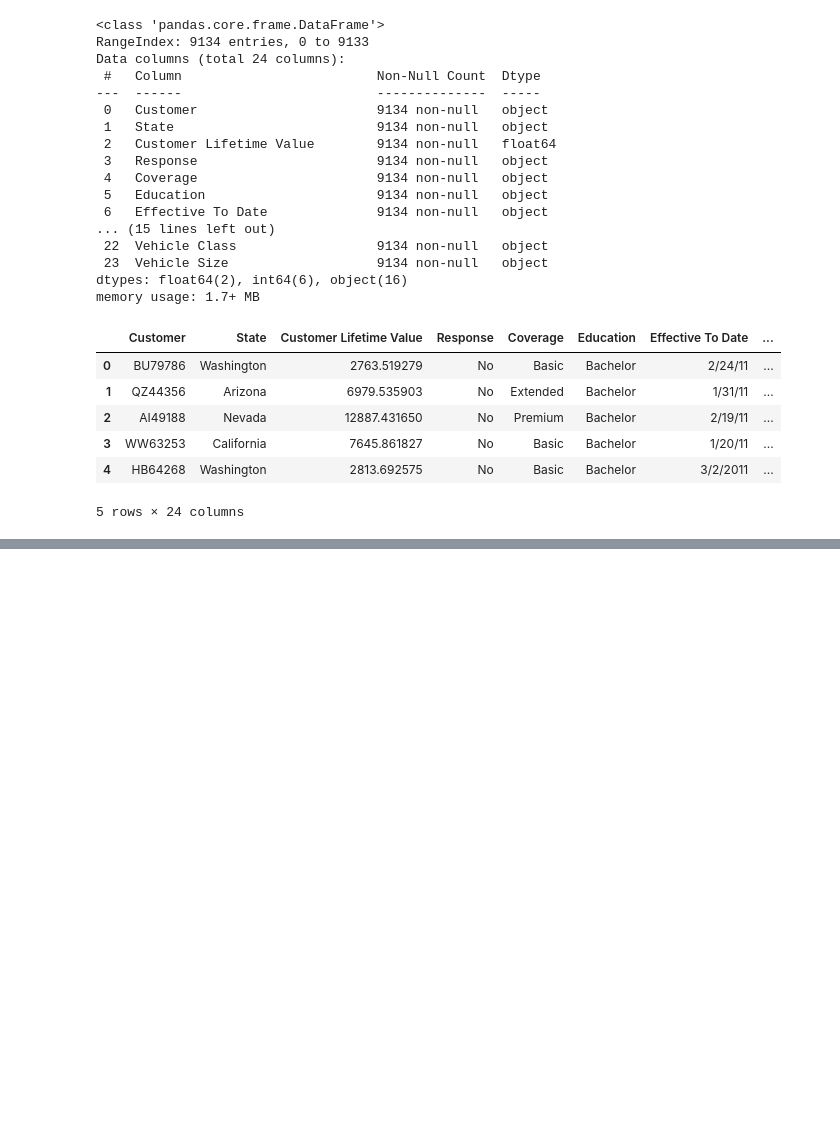
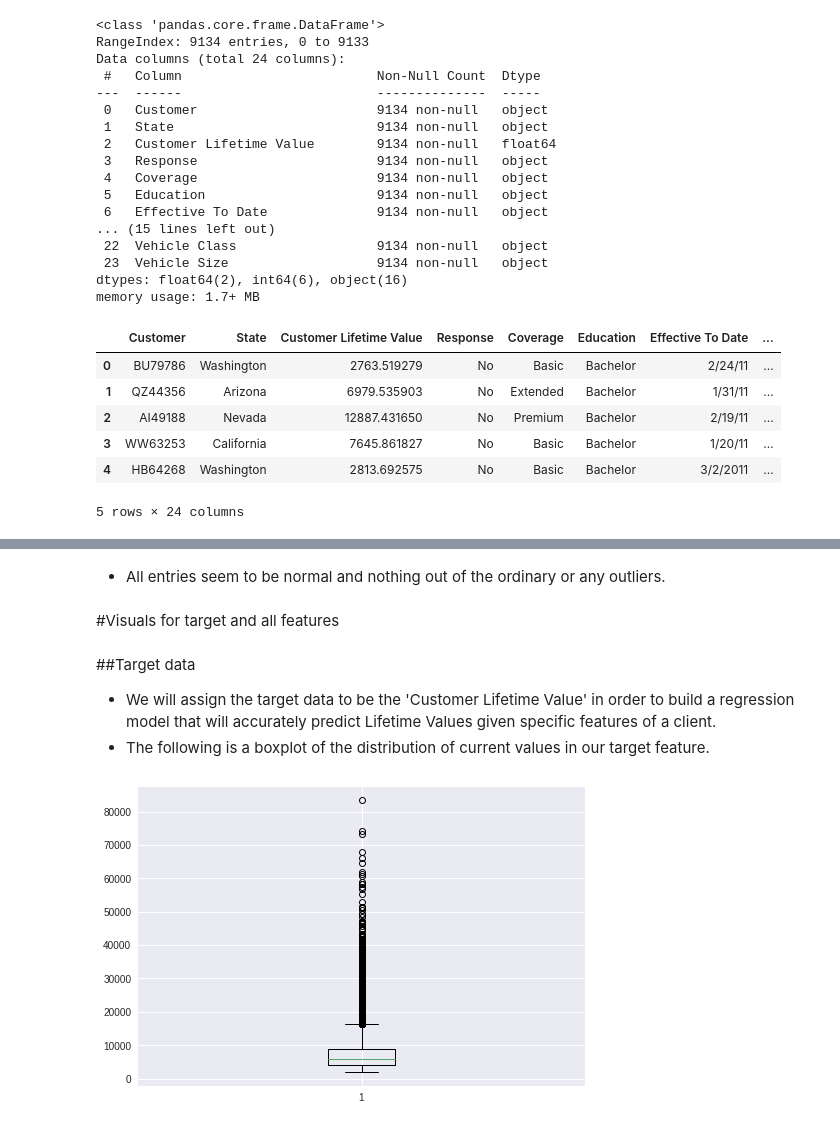
Before and after one commit to cipalisoc/Regressive-Modeling-Auto-Insurance-Premiums, a Jupyter notebook: Project_2_(Auto_Insurance).ipynb, the cells around one changed output, grey strips where cells are left out. Drawn from its saved outputs; the diff is of its cells as text; code cells hidden in the pictures; blank space fills up the shorter version.

```diff
--- a/Project_2_(Auto_Insurance).ipynb
+++ b/Project_2_(Auto_Insurance).ipynb
@@ -57,0 +121,3 @@ memory usage: 1.7+ MB
+# %%
+# Remove 'Customer' and 'Effective to Date'
+df.drop(columns=['Customer','Effective To Date'] , inplace=True)
@@ -57,0 +157,5 @@ memory usage: 1.7+ MB
+# %%
+# Drop duplicates
+df.drop_duplicates(inplace=True)
+# Check if dropped
+df.duplicated().sum()
@@ -57,0 +213,14 @@ memory usage: 1.7+ MB
+# %% [markdown]
+  - All entries seem to be normal and nothing out of the ordinary or any outliers.
+# %% [markdown]
+#Visuals for target and all features
+# %% [markdown]
+##Target data
+  - We will assign the target data to be the 'Customer Lifetime Value' in order to build a regression model that will accurately predict Lifetime Values given specific features of a client.
+  - The following is a boxplot of the distribution of current values in our target feature.
+# %%
+# Plot boxplot of target feature
+plt.style.use('seaborn')
+plt.boxplot(df['Customer Lifetime Value']);
+# %% [output]
+[figure, added]
```
Also changed, not shown: parts of 27 cells of this notebook.
